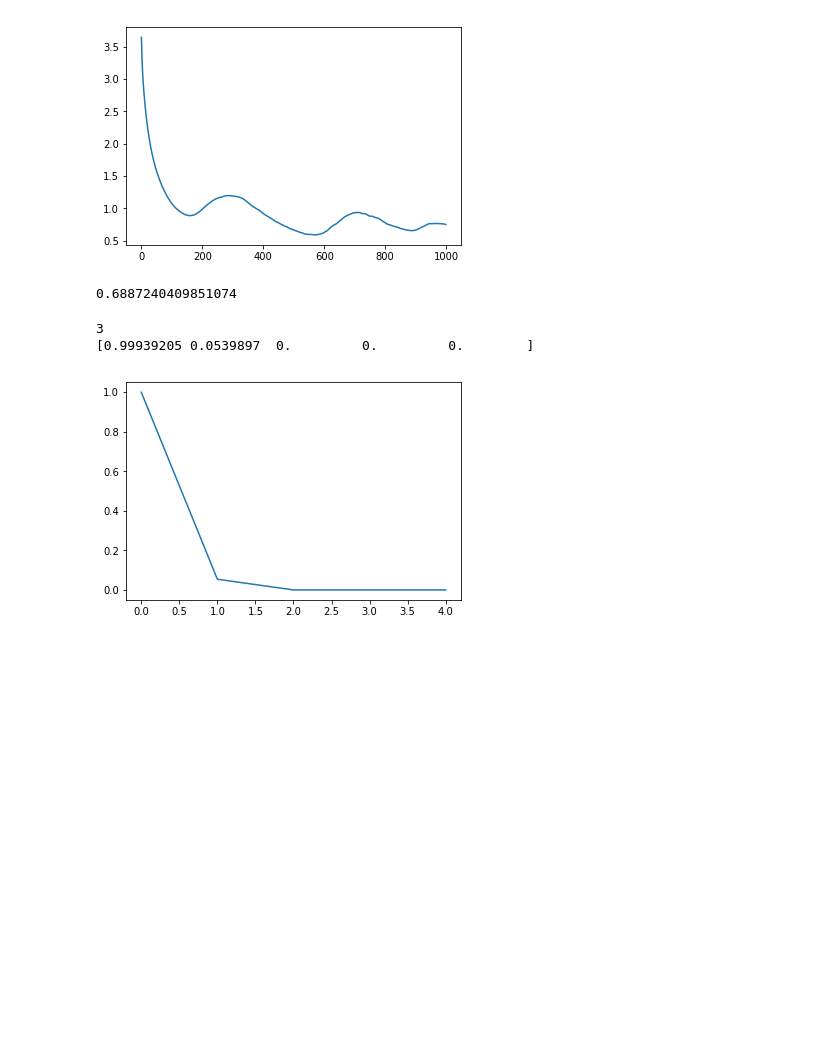
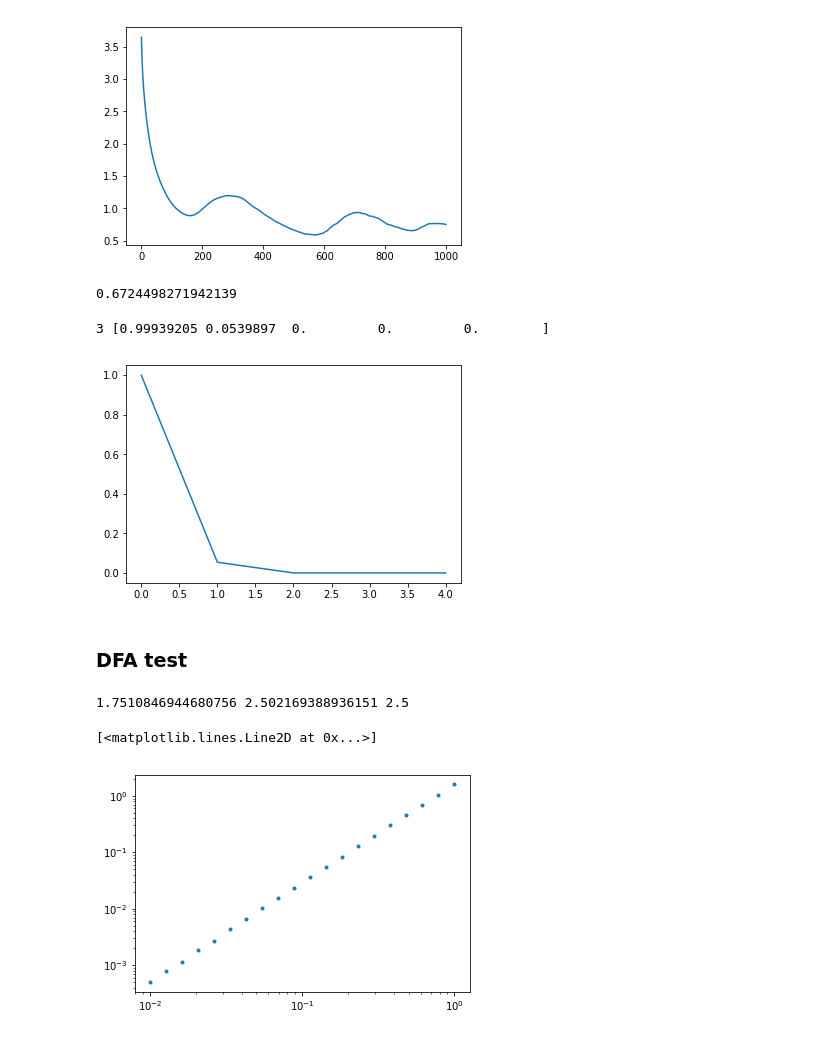
Before and after one commit to rdgao/SpaceRecon, a Jupyter notebook: notebooks/simulation_test.ipynb, the cells around one changed output. Drawn from its saved outputs; the diff is of its cells as text; code cells hidden in the pictures; blank space fills up the shorter version.

```diff
--- a/notebooks/simulation_test.ipynb
+++ b/notebooks/simulation_test.ipynb
@@ -57,17 +60,29 @@ plt.plot(dMI)
 [figure]
 # %%
 begtime = time.time()
-del_R, rel_R = nl.compute_nn_dist(x,nl.find_valley(dMI)[0],5)
+del_R, rel_R = de.compute_nn_dist(x,opt_delay[0],5)
 endtime = time.time()
 endtime-begtime
 # %% [output]
-0.6887240409851074
+0.6724498271942139
 # %%
-recon_dim, pffn = nl.compute_attractor_dim(del_R,rel_R)
-plt.plot(pffn)
-print(recon_dim) # but it gets the right answer!
-print(pffn)
+recon_dim, pfnn = de.compute_attractor_dim(del_R,rel_R)
+plt.plot(pfnn)
+print(recon_dim, pfnn)
 # %% [output]
-3
-[0.99939205 0.0539897  0.         0.         0.        ]
+3 [0.99939205 0.0539897  0.         0.         0.        ]
 [figure]
+# %% [markdown]
+### DFA test
+# %%
+exp = -2.5
+x = utils.sim_powerlaw_signal(600,1000,exponent=exp)
+t0 = time.clock()
+t_scales, df, alpha = dfa.dfa(x,1000,n_scales=20, deg=1)
+t1 = time.clock()
+print(alpha, 2*alpha-1, -exp)
+plt.loglog(t_scales, df, '.')
+# %% [output]
+1.7510846944680756 2.502169388936151 2.5
+[<matplotlib.lines.Line2D at 0x...>]
+[figure, added]
```
Also changed, not shown: parts of 3 cells of this notebook, 5 other files.
